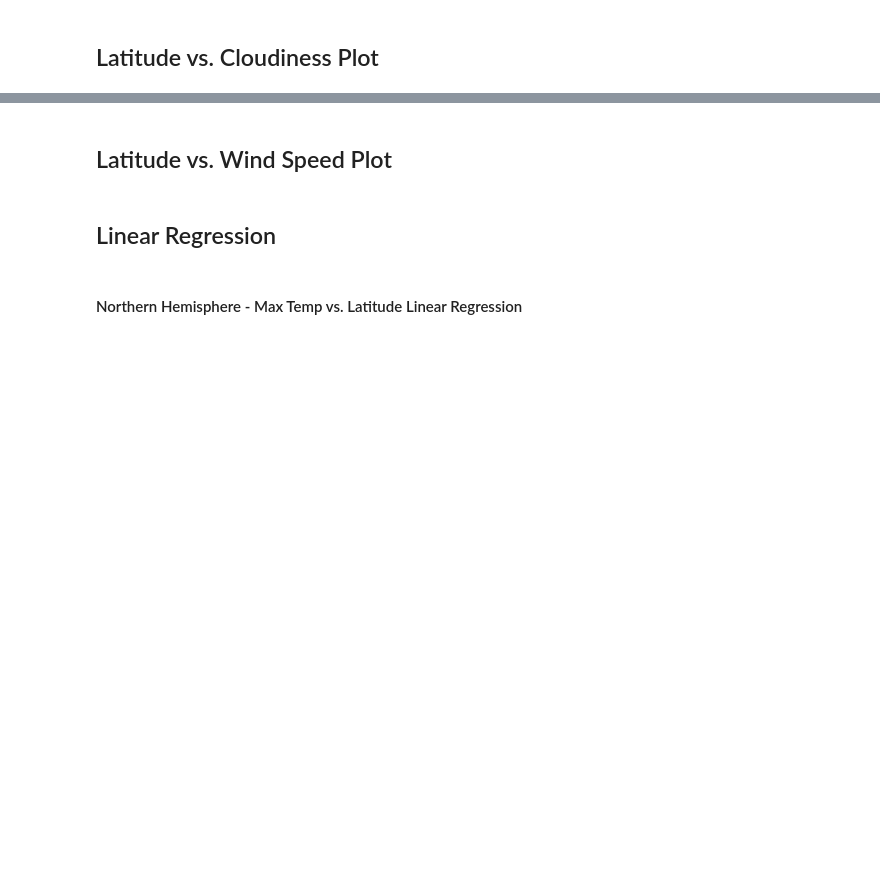
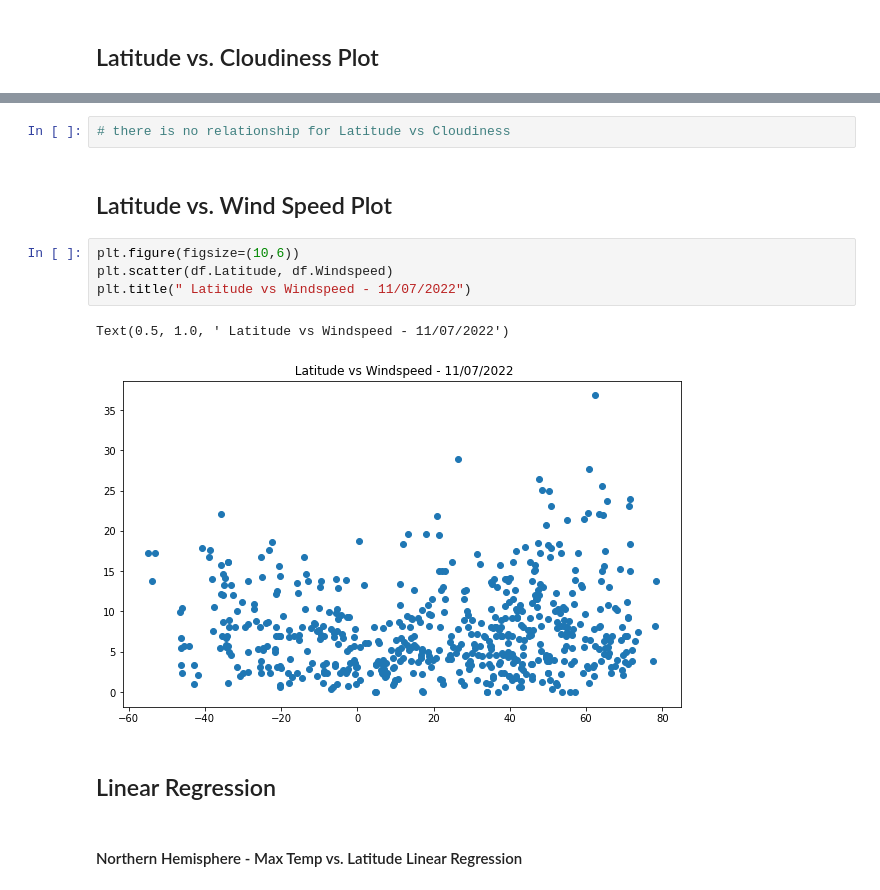
Before and after one commit to qazmklp/SMU-DATACAMP-HW-092022, a Jupyter notebook: 06-Python-APIs/Solutions/WeatherPy.ipynb, the cells around one changed output, grey strips where cells are left out. Cells and saved outputs as stored; diff of their text form; blank space fills up the shorter version.

```diff
--- a/06-Python-APIs/Solutions/WeatherPy.ipynb
+++ b/06-Python-APIs/Solutions/WeatherPy.ipynb
@@ -240,5 +255,14 @@ df2.head()
+# %%
+# there is no relationship for Latitude vs Cloudiness
 # %% [markdown]
 ## Latitude vs. Wind Speed Plot
+# %%
+plt.figure(figsize=(10,6))
+plt.scatter(df.Latitude, df.Windspeed)
+plt.title(" Latitude vs Windspeed - 11/07/2022")
+# %% [output]
+Text(0.5, 1.0, ' Latitude vs Windspeed - 11/07/2022')
+[figure, added]
 # %% [markdown]
 ## Linear Regression
 # %% [markdown]
```
Also changed, not shown: parts of 25 cells of this notebook, 15 other files.
